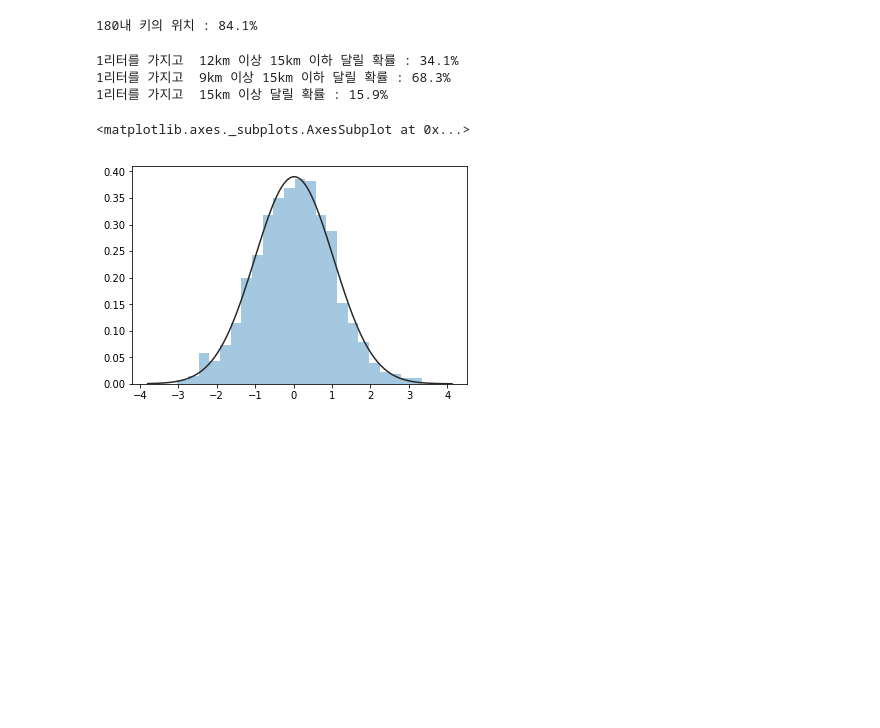
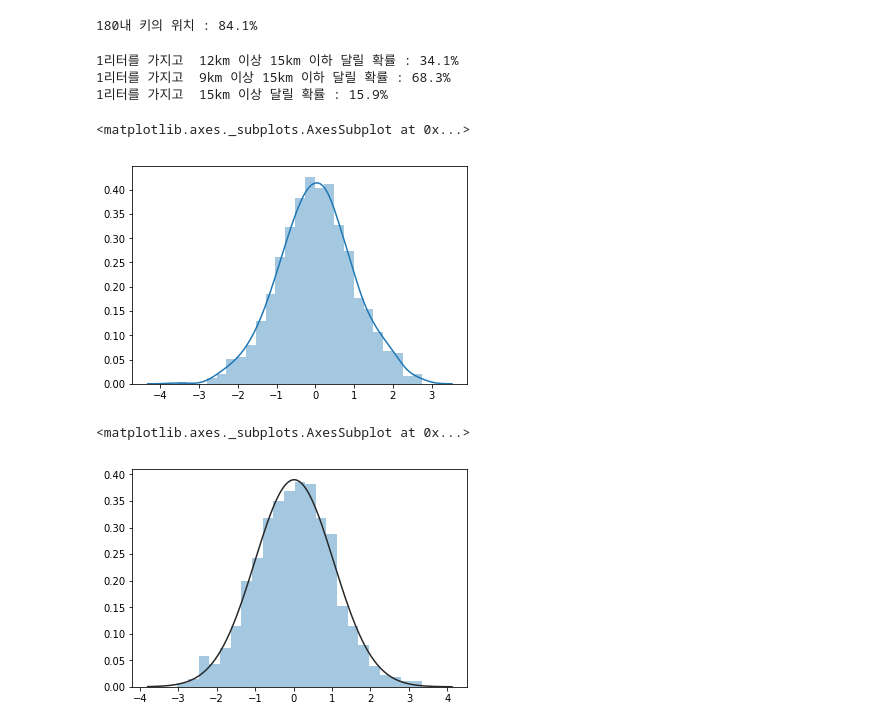
Before and after one commit to wonbae/data-analytics, a Jupyter notebook: Probability Distribution_확률분포.ipynb, the cells around one changed output. Drawn from its saved outputs; the diff is of its cells as text; code cells hidden in the pictures; blank space fills up the shorter version.

```diff
--- a/Probability Distribution.ipynb
+++ b/Probability Distribution_확률분포.ipynb
@@ -67,6 +62,13 @@ print("1리터를 가지고  {0}km 이상 달릴 확률 : {1:.1f}%".format(y,(1
 1리터를 가지고  12km 이상 15km 이하 달릴 확률 : 34.1%
 1리터를 가지고  9km 이상 15km 이하 달릴 확률 : 68.3%
 1리터를 가지고  15km 이상 달릴 확률 : 15.9%
+# %%
+np.random.seed(seed = 1234)
+normal = np.random.normal(0,1,1000)
+sns.distplot(normal)
+# %% [output]
+<matplotlib.axes._subplots.AxesSubplot at 0x...>
+[figure, added]
 # %%
 np.random.seed(seed=1234)
 t_df29 = np.random.standard_t(df = 29, size = 1000)
```
Also changed, not shown: parts of 2 cells of this notebook, 9 other files.
